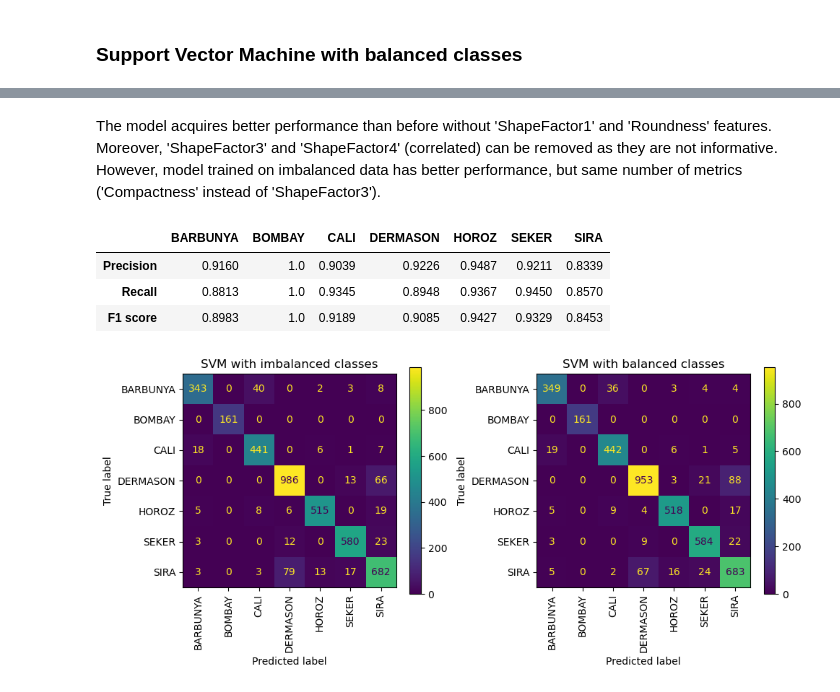
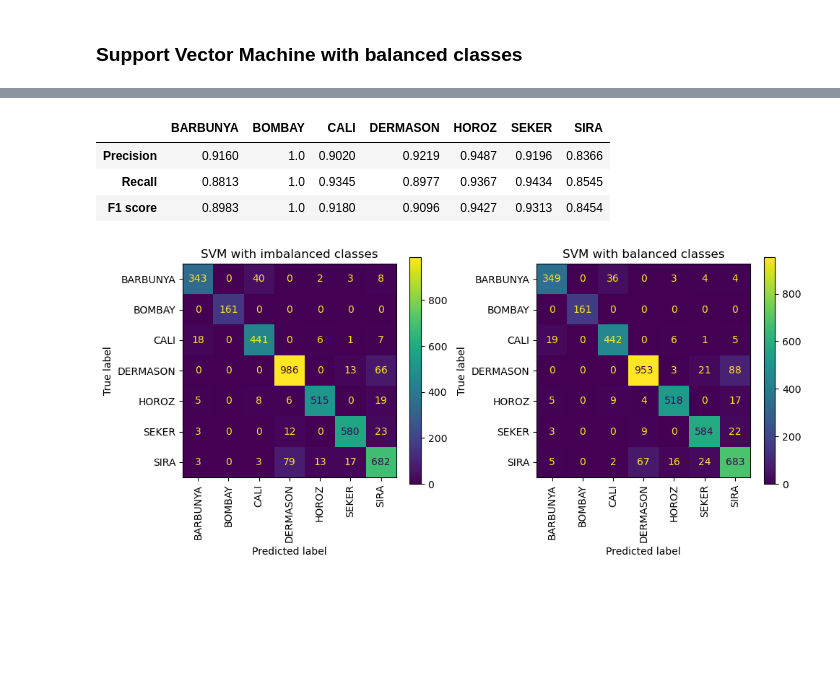
Before and after one commit to jesusch10/beans_classification, a Jupyter notebook: 4_support_vector_machine.ipynb, the cells around one changed output, grey strips where cells are left out. Saved outputs shown, nothing was run; the diff lists cells and outputs as text; code cells hidden in the pictures; blank space fills up the shorter version.

```diff
--- a/4_support_vector_machine.ipynb
+++ b/4_support_vector_machine.ipynb
@@ -257,24 +288,0 @@ On a first inspection, model's performance does not improve when trained on bala
-# %%
-# Evaluating the model performance with 'MajorAxisLength', 'MinorAxisLength', 'ShapeFactor1', 'ShapeFactor3', and 'Perimeter' features
-results_df1 = pd.DataFrame(columns = ['C', 'gamma', 'kernel'])
-results_df2 = pd.DataFrame(columns = ['Precision', 'Recall', 'F1 score', 'Accuracy', 'Feature extra'])
-features_important = ['MajorAxisLength', 'MinorAxisLength', 'Compactness', 'Perimeter']
-features_extra = [[], ['ShapeFactor3'], ['ShapeFactor4'], ['ShapeFactor3', 'ShapeFactor4']]
-
-with tqdm(total=len(features_extra)) as progress_bar:
-    for i, feature in enumerate(features_extra):
-
-        # Optimizing the hyperparameters
-        features_selected = features_important + feature
-        X_train_temp = X_train.loc[:,features_selected]
-        grid_search.fit(X_train_temp, y_train)
-        results_df1.loc[i] = grid_search.best_params_
-
-        # Evaluating the model
-        best_clf = grid_search.best_estimator_
-        y_pred = best_clf.predict(X_test.loc[:,features_selected])
-        results_df2.loc[i] = calculate_metrics(y_test, y_pred) + [feature]
-        progress_bar.update(1)
-
-results_df = pd.concat([results_df1, results_df2], axis = 1)
-results_df
@@ -291,19 +289,17 @@ Fitting 5 folds for each of 70 candidates, totalling 350 fits
-# %% [markdown]
-The model acquires better performance than before without 'ShapeFactor1' and 'Roundness' features. Moreover, 'ShapeFactor3' and 'ShapeFactor4' (correlated) can be removed as they are not informative. However, model trained on imbalanced data has better performance, but same number of metrics ('Compactness' instead of 'ShapeFactor3').
-# %%
-# Creating and evaluating the optimal model by class
-best_clf_balanced = SVC(C=250, gamma='scale', kernel='rbf', random_state=42)
-X_train_balanced, y_train_balanced = smote.fit_resample(X_train, y_train)
-X_train_temp = X_train_balanced.loc[:,['MajorAxisLength', 'MinorAxisLength', 'Compactness', 'Perimeter']]
-best_clf_balanced.fit(X_train_temp, y_train_balanced)
-y_pred_balanced = best_clf_balanced.predict(X_test.loc[:,['MajorAxisLength', 'MinorAxisLength', 'Compactness', 'Perimeter']])
-results_df_class = calculate_metrics_classes(y_test, y_pred_balanced)
-results_df_class
-# %% [output]
-|  | BARBUNYA | BOMBAY | CALI | DERMASON | HOROZ | SEKER | SIRA |
-| Precision | 0.9160 | 1.0 | 0.9039 | 0.9226 | 0.9487 | 0.9211 | 0.8339 |
-| Recall | 0.8813 | 1.0 | 0.9345 | 0.8948 | 0.9367 | 0.9450 | 0.8570 |
-| F1 score | 0.8983 | 1.0 | 0.9189 | 0.9085 | 0.9427 | 0.9329 | 0.8453 |
+# %%
+# Creating and evaluating the optimal model by class
+best_clf_balanced = SVC(C=500, gamma='scale', kernel='rbf', random_state=42)
+X_train_balanced, y_train_balanced = smote.fit_resample(X_train, y_train)
+X_train_temp = X_train_balanced.loc[:,['MajorAxisLength', 'MinorAxisLength', 'Compactness', 'Perimeter']]
+best_clf_balanced.fit(X_train_temp, y_train_balanced)
+y_pred_balanced = best_clf_balanced.predict(X_test.loc[:,['MajorAxisLength', 'MinorAxisLength', 'Compactness', 'Perimeter']])
+results_df_class = calculate_metrics_classes(y_test, y_pred_balanced)
+results_df_class
+# %% [output]
+|  | BARBUNYA | BOMBAY | CALI | DERMASON | HOROZ | SEKER | SIRA |
+| Precision | 0.9160 | 1.0 | 0.9020 | 0.9219 | 0.9487 | 0.9196 | 0.8366 |
+| Recall | 0.8813 | 1.0 | 0.9345 | 0.8977 | 0.9367 | 0.9434 | 0.8545 |
+| F1 score | 0.8983 | 1.0 | 0.9180 | 0.9096 | 0.9427 | 0.9313 | 0.8454 |
 # %%
 # Plotting confusion matrices
 fig, axes = plt.subplots(1, 2, figsize=(10, 16))
```
Also changed, not shown: parts of 8 cells of this notebook, 4 other files.
